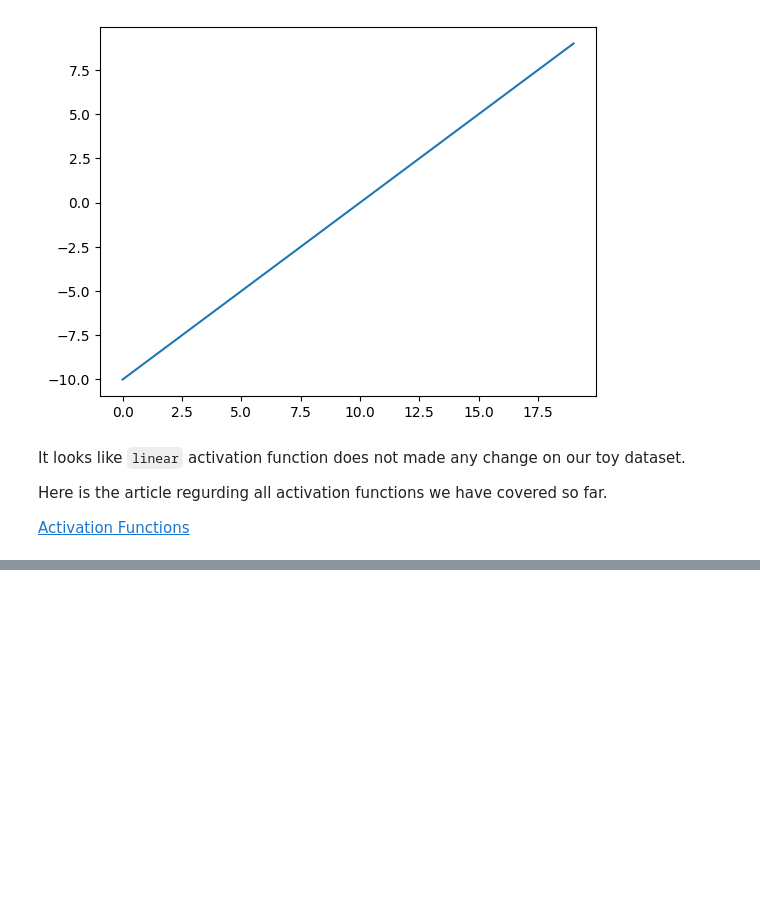
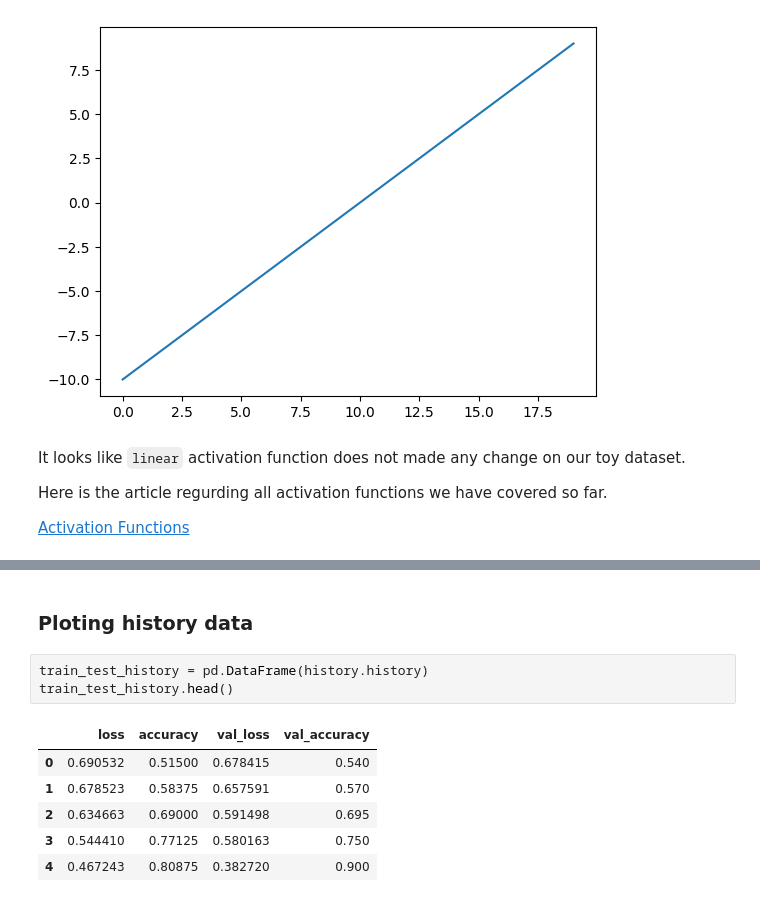
Before and after one commit to Muntasir2179/tensorflow-learning, a Jupyter notebook: 02_neural_network_classification_with_tensorflow.ipynb, the cells around one changed output, grey strips where cells are left out. Cells and saved outputs as stored; diff of their text form; blank space fills up the shorter version.

```diff
--- a/02_neural_network_classification_with_tensorflow.ipynb
+++ b/02_neural_network_classification_with_tensorflow.ipynb
@@ -469,0 +548,12 @@ Here is the article regurding all activation functions we have covered so far.
+# %% [markdown]
+### Ploting history data
+# %%
+train_test_history = pd.DataFrame(history.history)
+train_test_history.head()
+# %% [output]
+|  | loss | accuracy | val_loss | val_accuracy |
+| 0 | 0.690532 | 0.51500 | 0.678415 | 0.540 |
+| 1 | 0.678523 | 0.58375 | 0.657591 | 0.570 |
+| 2 | 0.634663 | 0.69000 | 0.591498 | 0.695 |
+| 3 | 0.544410 | 0.77125 | 0.580163 | 0.750 |
+| 4 | 0.467243 | 0.80875 | 0.382720 | 0.900 |
```
Also changed, not shown: parts of 17 cells of this notebook.
